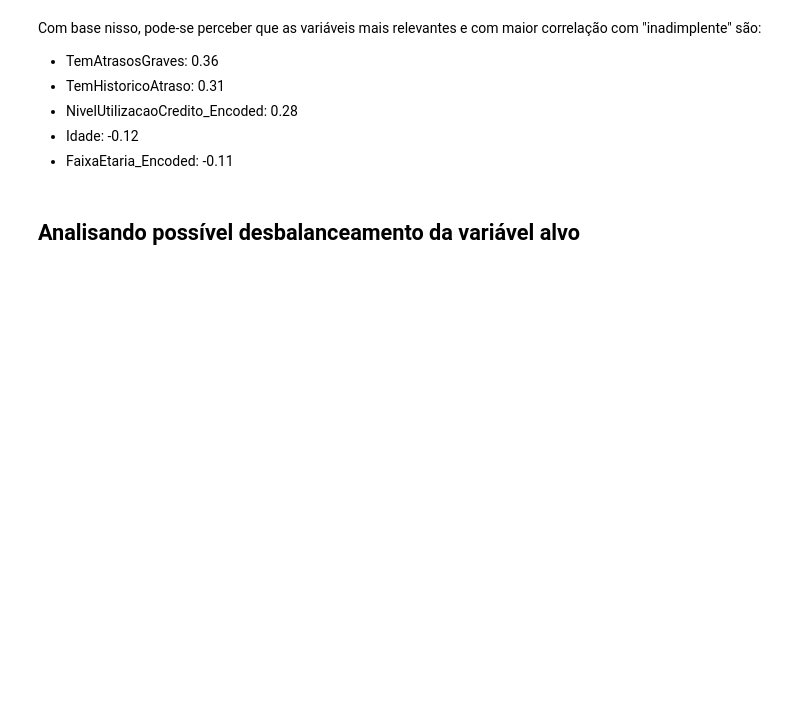
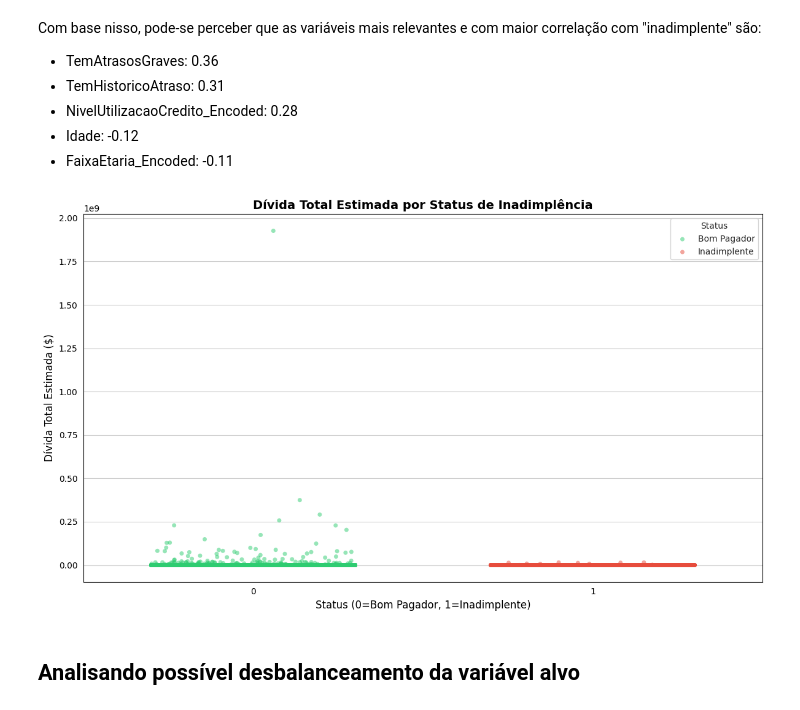
Before and after one commit to henriqueluza/Credit-Analysis-Model, a Jupyter notebook: modelo v2/notebooks/notebook2.ipynb, the cells around one changed output. Drawn from its saved outputs; the diff is of its cells as text; code cells hidden in the pictures; blank space fills up the shorter version.

```diff
--- a/modelo v2/notebooks/notebook2.ipynb
+++ b/modelo v2/notebooks/notebook2.ipynb
@@ -115,6 +107,31 @@ Com base nisso, pode-se perceber que as variáveis mais relevantes e com maior c
 * NivelUtilizacaoCredito_Encoded: 0.28
 * Idade: -0.12
 * FaixaEtaria_Encoded: -0.11
+# %%
+# Gráfico: DividaTotalEstimada x Inadimplente
+plt.figure(figsize=(12, 7))
+ax = sns.stripplot(
+    data=data,
+    x='Inadimplente',
+    y='DividaTotalEstimada',
+    hue='Inadimplente',
+    palette=['#2ecc71', '#e74c3c'],
+    alpha=0.5,
+    jitter=0.3
+)
+plt.title('Dívida Total Estimada por Status de Inadimplência', fontsize=14, fontweight='bold', color='black')
+plt.xlabel('Status (0=Bom Pagador, 1=Inadimplente)', fontsize=12, color='black')
+plt.ylabel('Dívida Total Estimada ($)', fontsize=12, color='black')
+plt.legend(title='Status', labels=['Bom Pagador', 'Inadimplente'])
+ax.set_facecolor('white')
+ax.tick_params(colors='black')
+for spine in ax.spines.values():
+    spine.set_color('black')
+plt.gcf().patch.set_facecolor('white')
+plt.tight_layout()
+plt.show()
+# %% [output]
+[figure, added]
 # %% [markdown]
 ## Analisando possível desbalanceamento da variável alvo
 # %%
```
Also changed, not shown: parts of 16 cells of this notebook, 13 other files.
